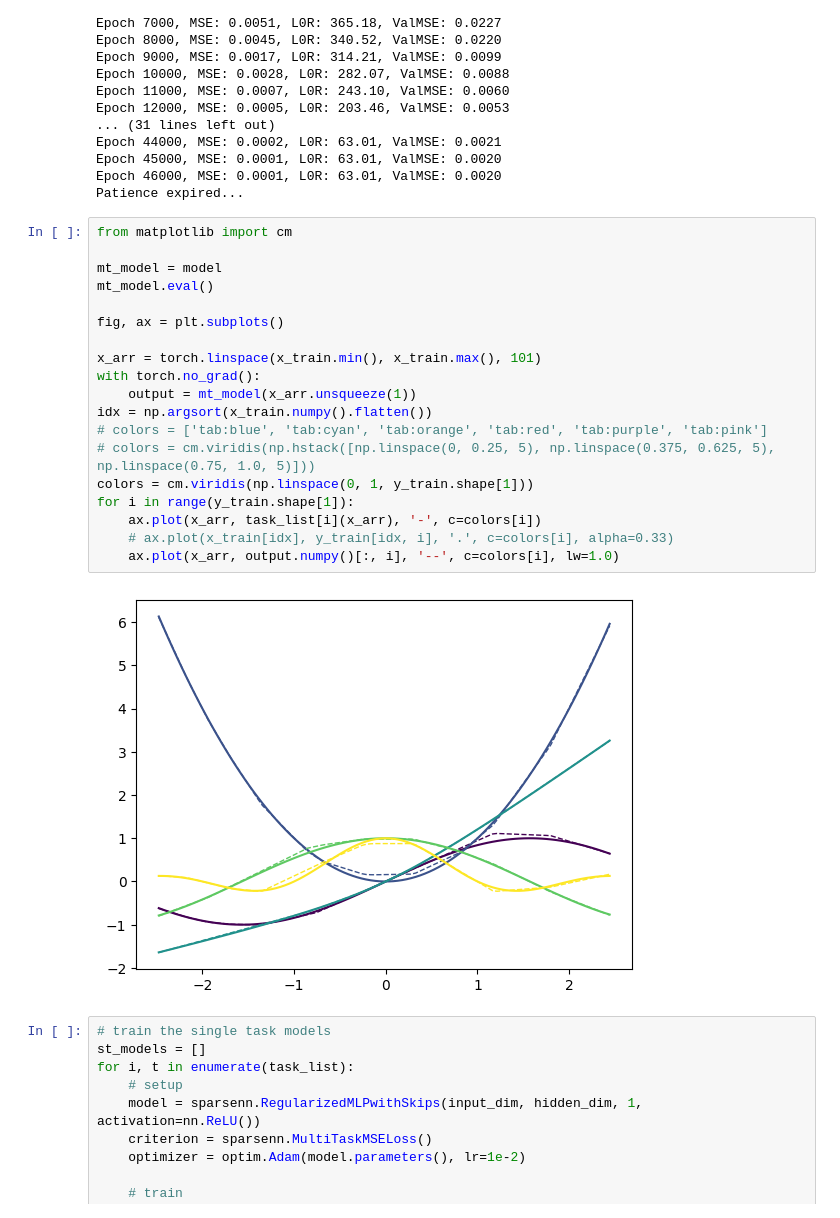
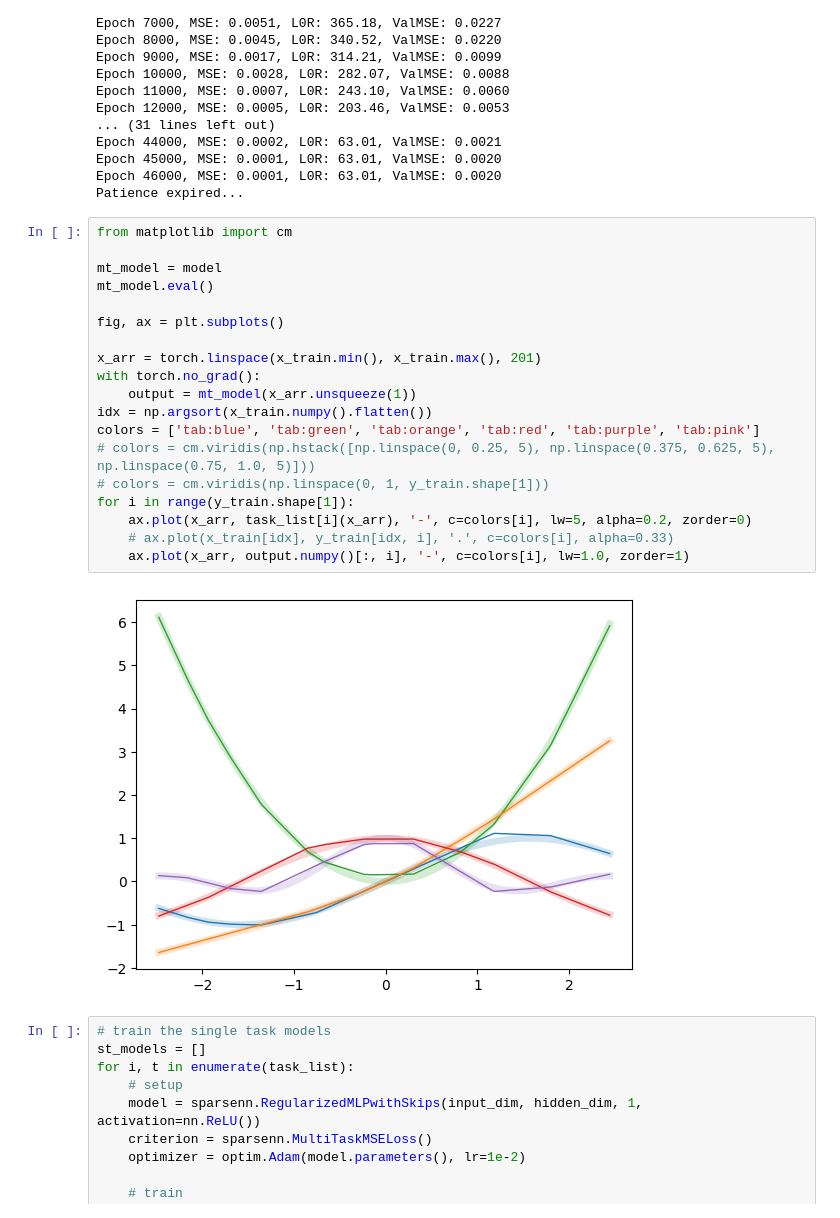
Before and after one commit to reinhart-group/sparsenn, a Jupyter notebook: examples/sparse_learning.ipynb, the cells around one changed output. Drawn from its saved outputs; the diff is of its cells as text.

```diff
--- a/examples/sparse_learning.ipynb
+++ b/examples/sparse_learning.ipynb
@@ -133,24 +133,24 @@ Patience expired...
 # %%
 from matplotlib import cm
 
 mt_model = model
 mt_model.eval()
 
 fig, ax = plt.subplots()
 
-x_arr = torch.linspace(x_train.min(), x_train.max(), 101)
+x_arr = torch.linspace(x_train.min(), x_train.max(), 201)
 with torch.no_grad():
     output = mt_model(x_arr.unsqueeze(1))
 idx = np.argsort(x_train.numpy().flatten())
-# colors = ['tab:blue', 'tab:cyan', 'tab:orange', 'tab:red', 'tab:purple', 'tab:pink']
+colors = ['tab:blue', 'tab:green', 'tab:orange', 'tab:red', 'tab:purple', 'tab:pink']
 # colors = cm.viridis(np.hstack([np.linspace(0, 0.25, 5), np.linspace(0.375, 0.625, 5), np.linspace(0.75, 1.0, 5)]))
-colors = cm.viridis(np.linspace(0, 1, y_train.shape[1]))
+# colors = cm.viridis(np.linspace(0, 1, y_train.shape[1]))
 for i in range(y_train.shape[1]):
-    ax.plot(x_arr, task_list[i](x_arr), '-', c=colors[i])
+    ax.plot(x_arr, task_list[i](x_arr), '-', c=colors[i], lw=5, alpha=0.2, zorder=0)
     # ax.plot(x_train[idx], y_train[idx, i], '.', c=colors[i], alpha=0.33)
-    ax.plot(x_arr, output.numpy()[:, i], '--', c=colors[i], lw=1.0)
+    ax.plot(x_arr, output.numpy()[:, i], '-', c=colors[i], lw=1.0, zorder=1)
 # %% [output]
-[figure, old version]
+[figure, new version]
 # %%
 # train the single task models
 st_models = []
```
Also changed, not shown: parts of 6 cells of this notebook.
